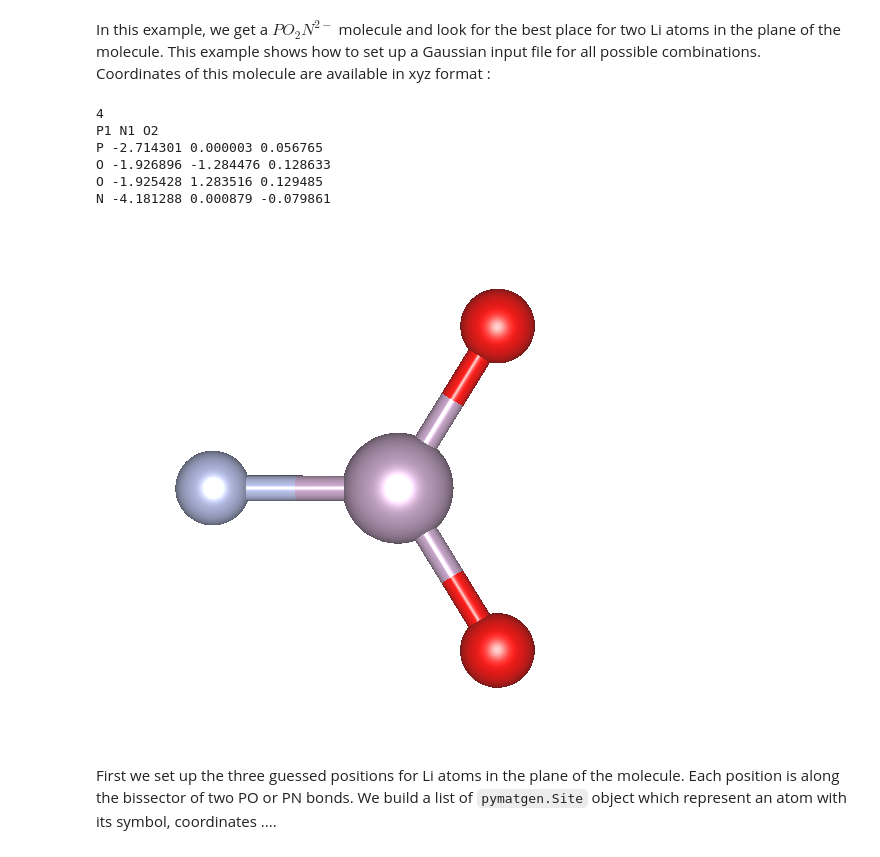
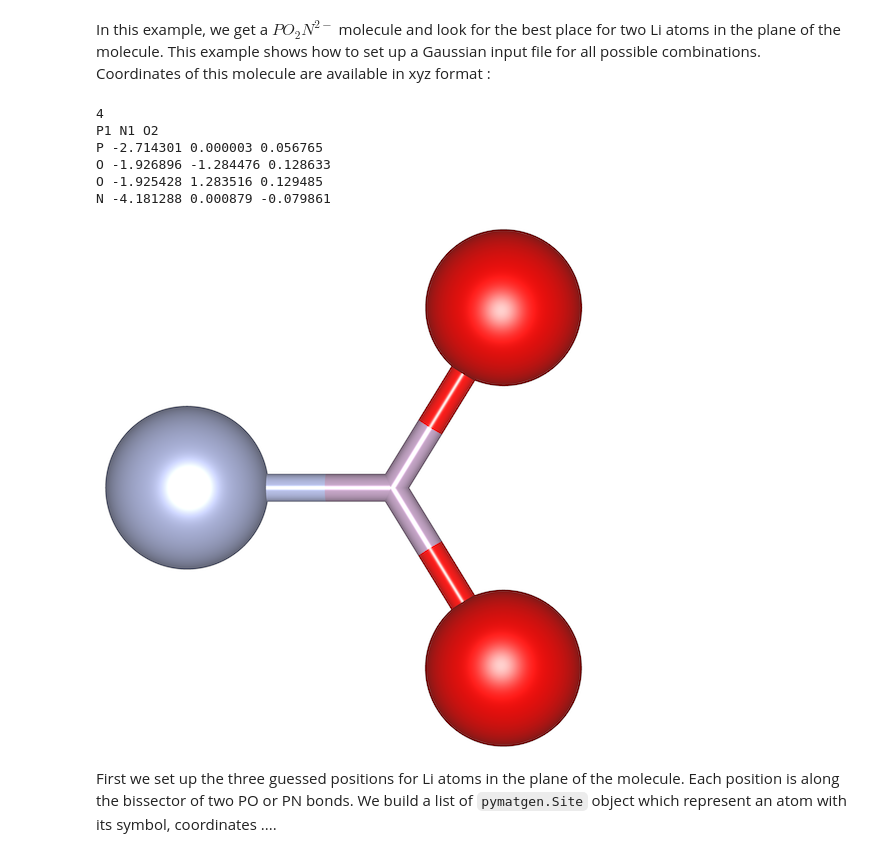
Before and after one commit to gVallverdu/cookbook, a Jupyter notebook: gaussian_pymatgen.ipynb, the cells around one changed output. Drawn from its saved outputs; the diff is of its cells as text; code cells hidden in the pictures.

Commit message:
add examples of nglview and update gaussian pymatgen example

````diff
--- a/gaussian_pymatgen.ipynb
+++ b/gaussian_pymatgen.ipynb
@@ -42,17 +44,17 @@ class GaussianInput(builtins.object)
 # %% [markdown]
 In this example, we get a $PO_2N^{2-}$ molecule and look for the best place for two Li atoms in the plane of the molecule. This example shows how to set up a Gaussian input file for all possible combinations. Coordinates of this molecule are available in xyz format :
 # %%
-mol = mg.Molecule.from_file("PO2N.xyz")
-print(mol.to("xyz"))
-Image("PO2N.png")
+mol = Molecule.from_file("data_nglview/PO2N.xyz")
+print(mol.to(fmt="xyz"))
+Image("data_nglview/PO2N.png")
 # %% [output]
 4
 P1 N1 O2
 P -2.714301 0.000003 0.056765
 O -1.926896 -1.284476 0.128633
 O -1.925428 1.283516 0.129485
 N -4.181288 0.000879 -0.079861
-[figure, old version]
+[figure, new version]
 # %% [markdown]
 First we set up the three guessed positions for Li atoms in the plane of the molecule. Each position is along the bissector of two PO or PN bonds. We build a list of ```pymatgen.Site``` object which represent an atom with its symbol, coordinates ....
 # %%
````
Also changed, not shown: parts of 15 cells of this notebook, 7 other files.
